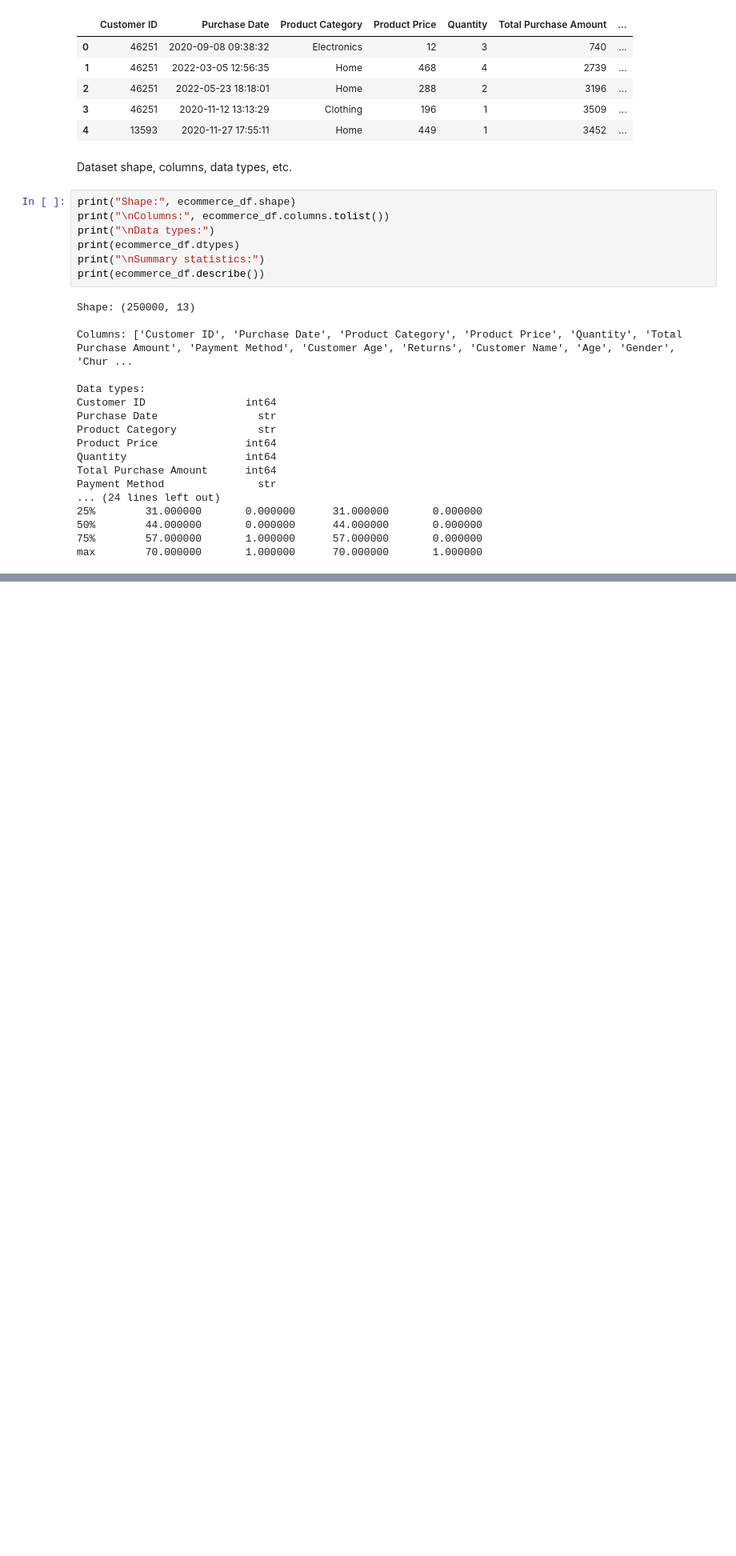
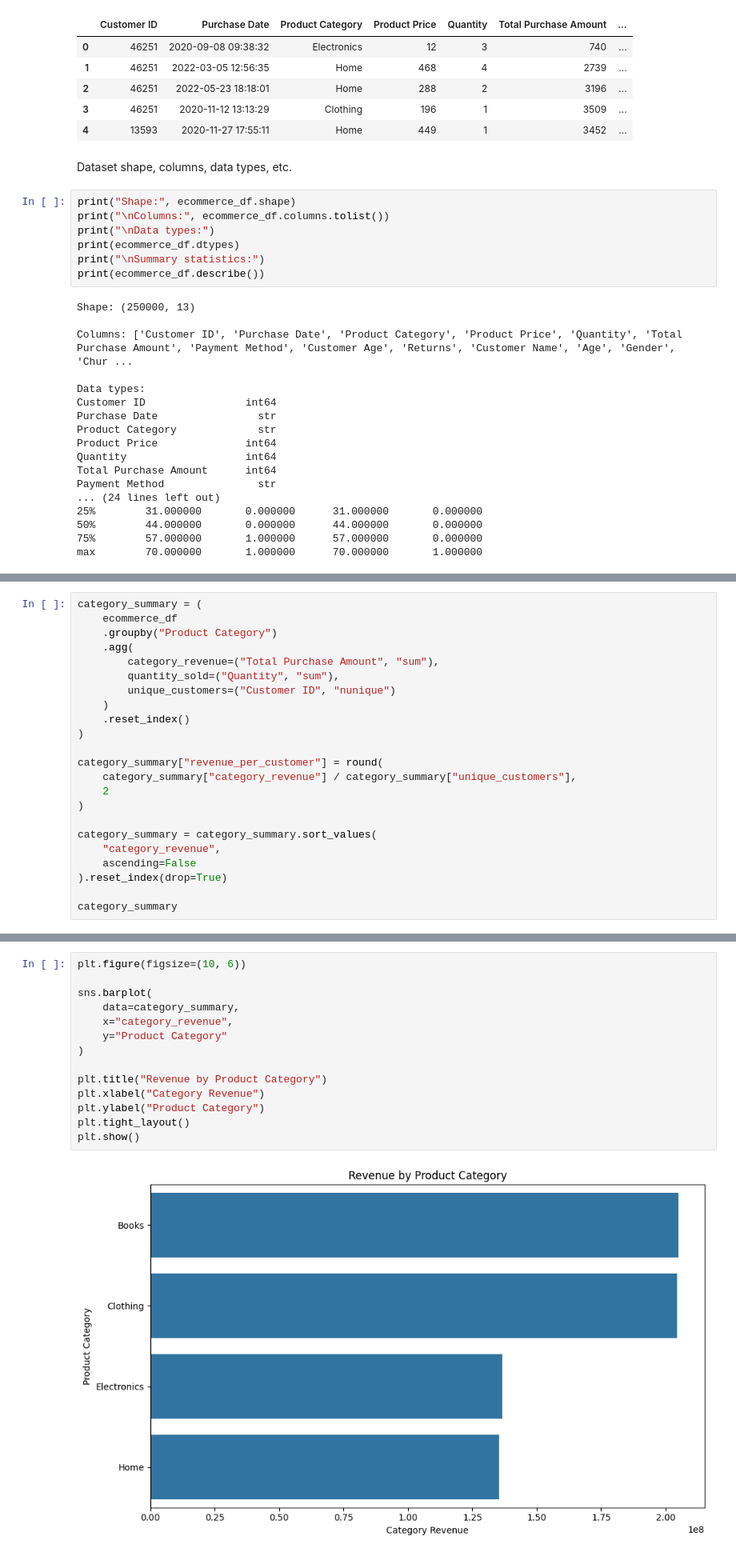
Before and after one commit to kptransfer2024-cmd/ecommerce_pj, a Jupyter notebook: churn.ipynb, the cells around one changed output, grey strips where cells are left out. Shown at 80% size. Saved outputs shown, nothing was run; the diff lists cells and outputs as text; blank space fills up the shorter version.

```diff
--- a/churn.ipynb
+++ b/churn.ipynb
@@ -80,0 +137,23 @@ pd.read_sql_query(query, conn)
+# %%
+category_summary = (
+    ecommerce_df
+    .groupby("Product Category")
+    .agg(
+        category_revenue=("Total Purchase Amount", "sum"),
+        quantity_sold=("Quantity", "sum"),
+        unique_customers=("Customer ID", "nunique")
+    )
+    .reset_index()
+)
+
+category_summary["revenue_per_customer"] = round(
+    category_summary["category_revenue"] / category_summary["unique_customers"],
+    2
+)
+
+category_summary = category_summary.sort_values(
+    "category_revenue",
+    ascending=False
+).reset_index(drop=True)
+
+category_summary
@@ -80,0 +166,16 @@ pd.read_sql_query(query, conn)
+# %%
+plt.figure(figsize=(10, 6))
+
+sns.barplot(
+    data=category_summary,
+    x="category_revenue",
+    y="Product Category"
+)
+
+plt.title("Revenue by Product Category")
+plt.xlabel("Category Revenue")
+plt.ylabel("Product Category")
+plt.tight_layout()
+plt.show()
+# %% [output]
+[figure, added]
```
Also changed, not shown: parts of 27 cells of this notebook.
